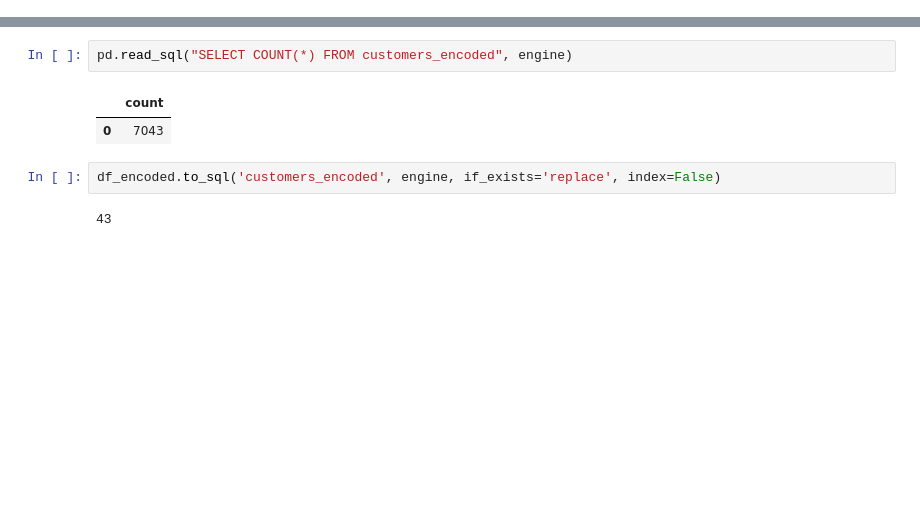
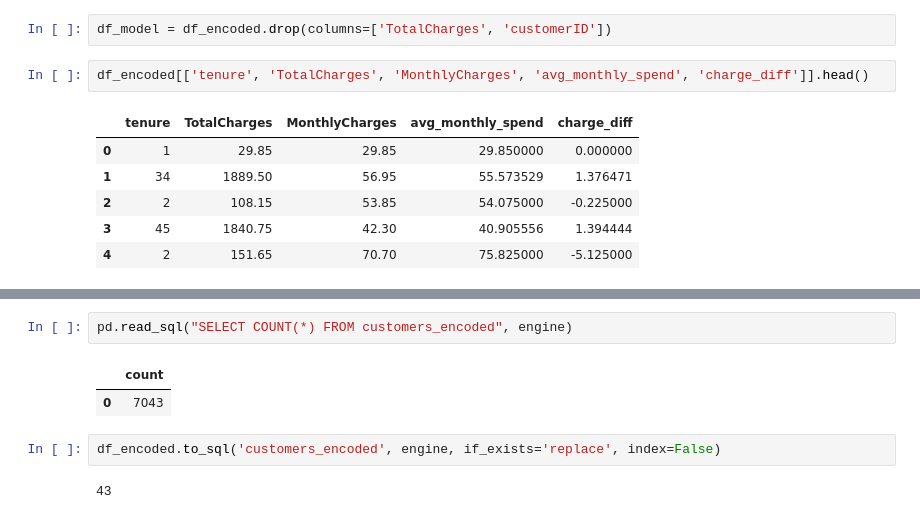
Before and after one commit to Sarabeshwaran/Project-1-Customer-Churn-Prediction-Lifetime-Value-LTV-Engine, a Jupyter notebook: eda_telco_churn.ipynb, the cells around one changed output, grey strips where cells are left out. Saved outputs shown, nothing was run; the diff lists cells and outputs as text; blank space fills up the shorter version.

Commit message:
Feature engineering: avg monthly spend, charge diff, tenure groups; create model-ready table

```diff
--- a/eda_telco_churn.ipynb
+++ b/eda_telco_churn.ipynb
@@ -0,0 +30,11 @@
+# %%
+df_model = df_encoded.drop(columns=['TotalCharges', 'customerID'])
+# %%
+df_encoded[['tenure', 'TotalCharges', 'MonthlyCharges', 'avg_monthly_spend', 'charge_diff']].head()
+# %% [output]
+|  | tenure | TotalCharges | MonthlyCharges | avg_monthly_spend | charge_diff |
+| 0 | 1 | 29.85 | 29.85 | 29.850000 | 0.000000 |
+| 1 | 34 | 1889.50 | 56.95 | 55.573529 | 1.376471 |
+| 2 | 2 | 108.15 | 53.85 | 54.075000 | -0.225000 |
+| 3 | 45 | 1840.75 | 42.30 | 40.905556 | 1.394444 |
+| 4 | 2 | 151.65 | 70.70 | 75.825000 | -5.125000 |
```
Also changed, not shown: parts of 6 cells of this notebook.
